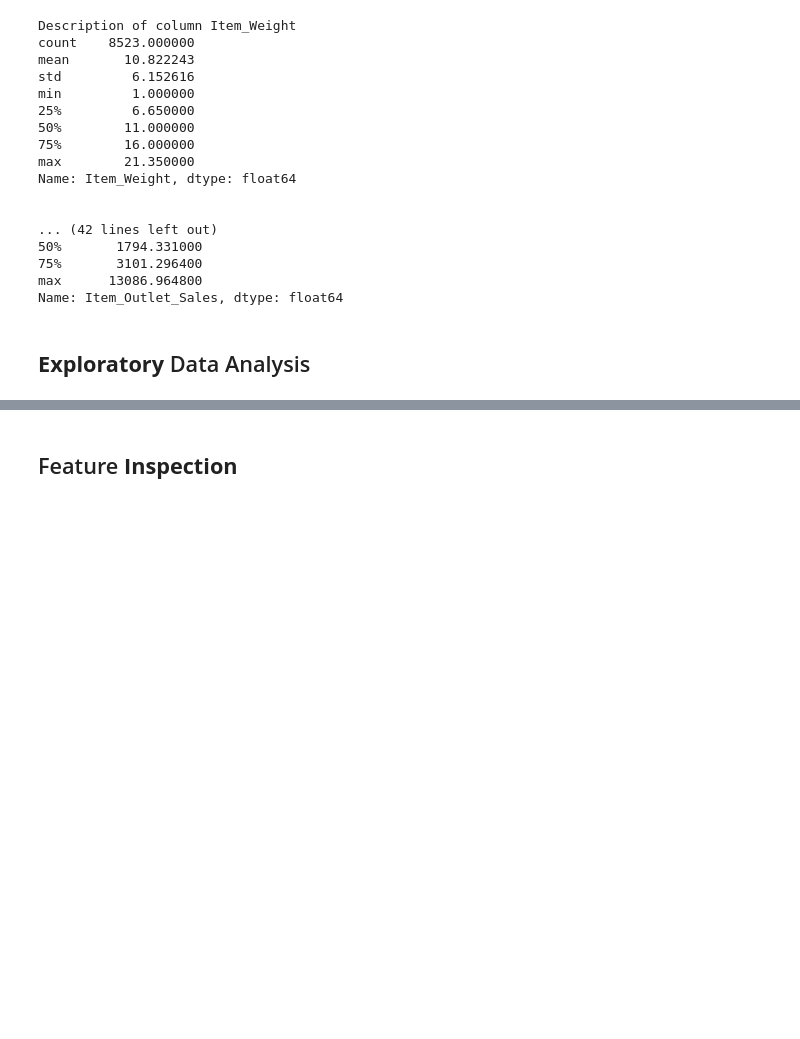
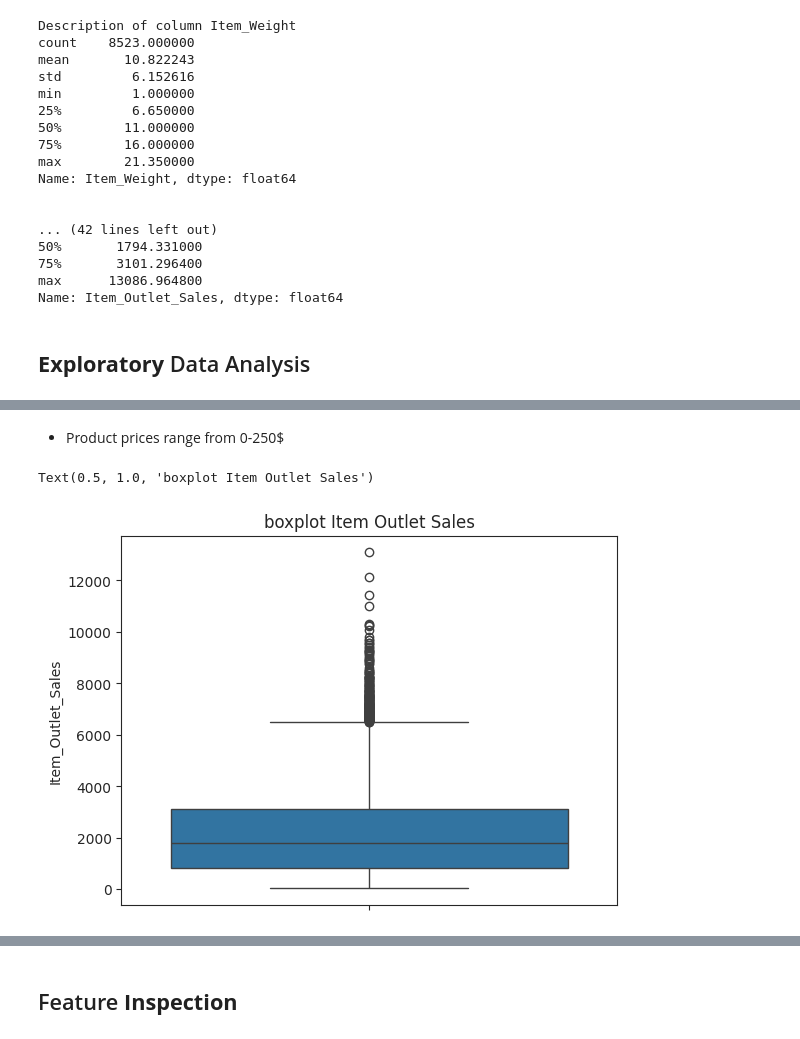
Before and after one commit to ashrafabuareesh/Prediction-_of-Product-Sales, a Jupyter notebook: Copy_of_Prediction_of_Product_Sales.ipynb, the cells around one changed output, grey strips where cells are left out. Drawn from its saved outputs; the diff is of its cells as text; code cells hidden in the pictures; blank space fills up the shorter version.

```diff
--- a/Copy_of_Prediction_of_Product_Sales.ipynb
+++ b/Copy_of_Prediction_of_Product_Sales.ipynb
@@ -377,0 +403,8 @@ df_predictions.to_csv(fpath_out,index=True)
+# %% [markdown]
+* Product prices range from 0-250$
+# %%
+ax= sns.boxplot(data=df_predictions,y="Item_Outlet_Sales")
+ax.set_title("boxplot Item Outlet Sales")
+# %% [output]
+Text(0.5, 1.0, 'boxplot Item Outlet Sales')
+[figure, added]
```
Also changed, not shown: parts of 22 cells of this notebook.
